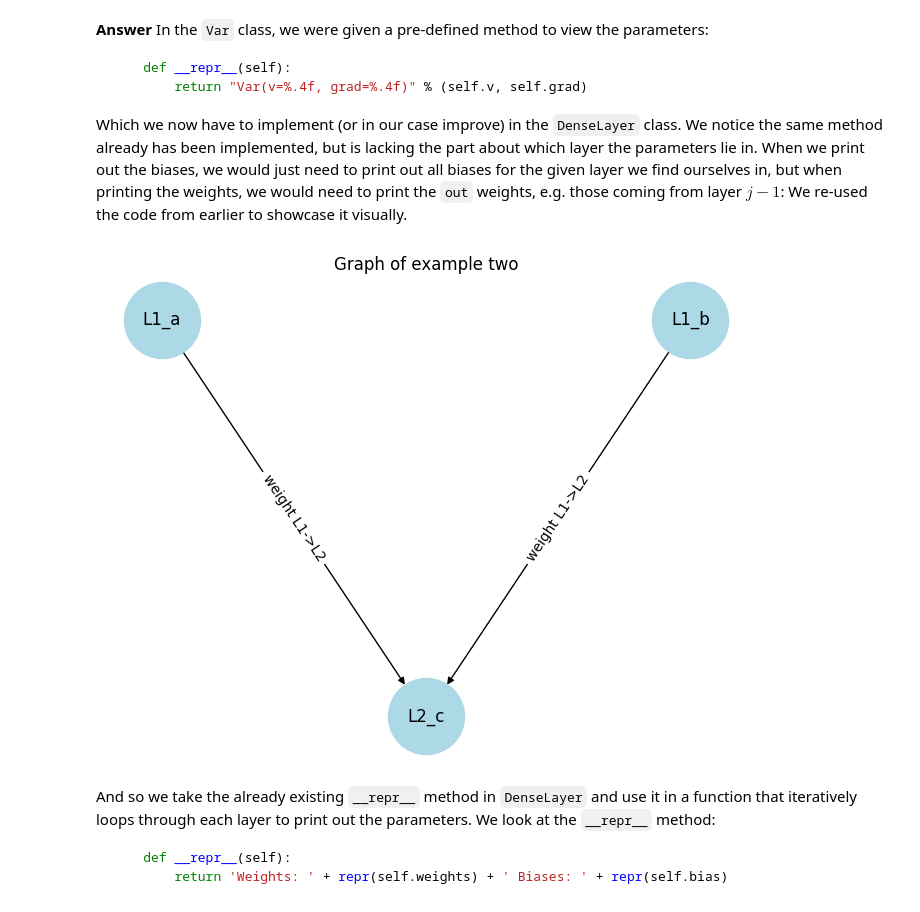
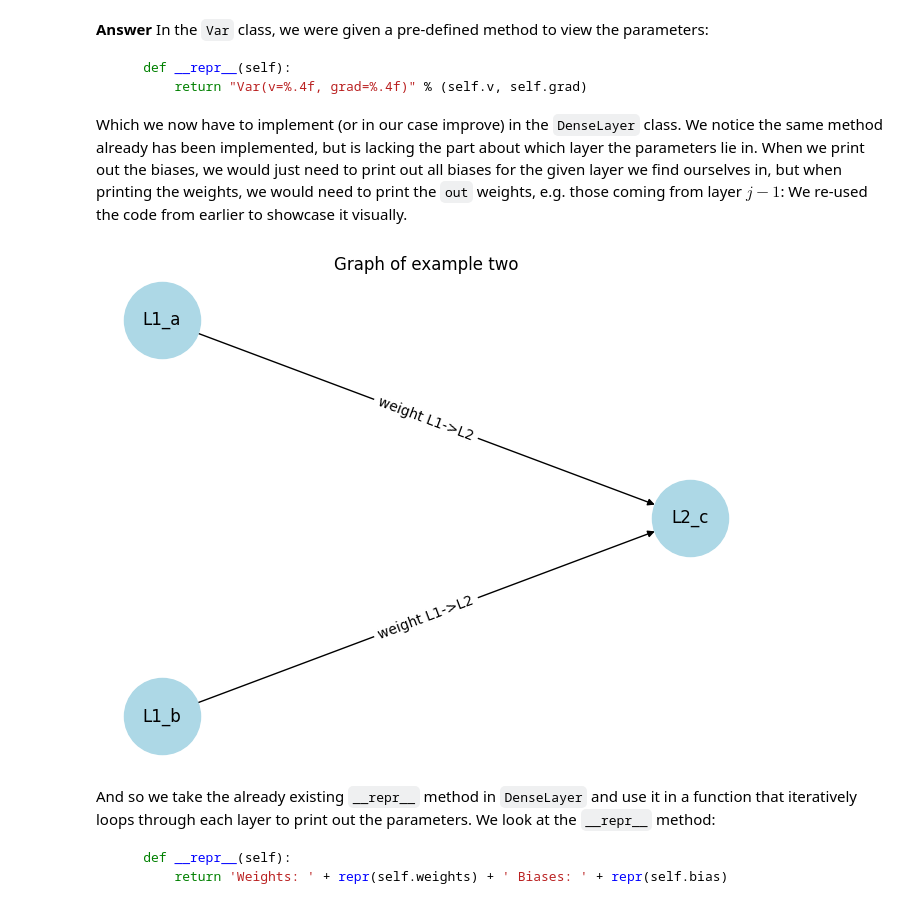
Before and after one commit to P1N60/deep_learning_course, a Jupyter notebook: assignment1/DL_AutoDiff_Nanograd.ipynb, the cells around one changed output. Saved outputs shown, nothing was run; the diff lists cells and outputs as text; code cells hidden in the pictures.

```diff
--- a/assignment1/DL_AutoDiff_Nanograd.ipynb
+++ b/assignment1/DL_AutoDiff_Nanograd.ipynb
@@ -648,30 +648,30 @@ We re-used the code from earlier to showcase it visually.
 # %%
 # Create a directed graph
 G = nx.DiGraph()
 
 # Add edges with labels
 G.add_edge('L1_a', 'L2_c', label='weight L1->L2')
 G.add_edge('L1_b', 'L2_c', label='weight L1->L2')
 
 # Manually define positions for a tree layout
 pos = {
     'L1_a': (0, 2),
-    'L1_b': (2, 2),
+    'L1_b': (0, 0),
     'L2_c': (1, 1),
 }
 
 # Draw the graph nodes and edges
 nx.draw(G, pos, with_labels=True, node_shape='o', node_size=3000, node_color='lightblue', arrows=True)
 
 # Draw edge labels
 edge_labels = nx.get_edge_attributes(G, 'label')
 nx.draw_networkx_edge_labels(G, pos, edge_labels=edge_labels)
 
 # Show the plot
 plt.title("Graph of example two")
 plt.show()
 # %% [output]
-[figure, old version]
+[figure, new version]
 # %% [markdown]
 And so we take the already existing `__repr__` method in `DenseLayer` and use it in a function that iteratively loops through each layer to print out the parameters.
 We look at the `__repr__` method:
```
Also changed, not shown: parts of 12 cells of this notebook, 1 other file.
